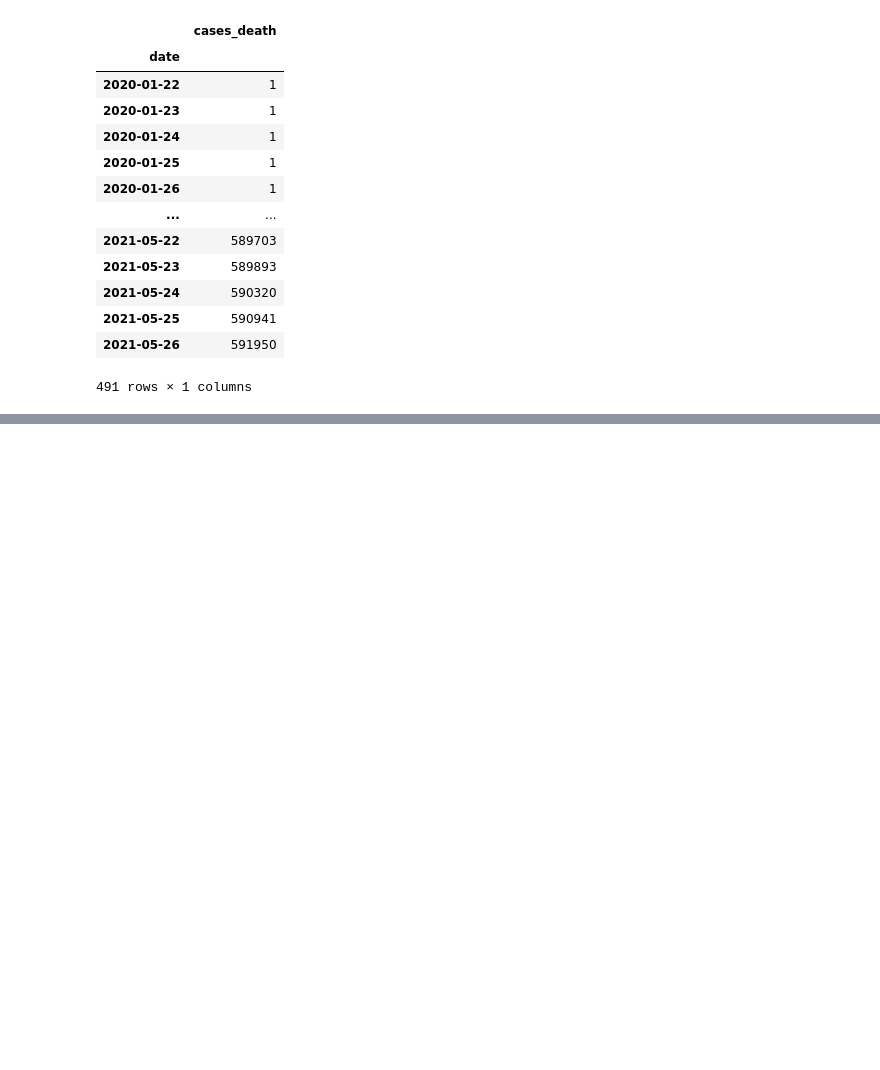
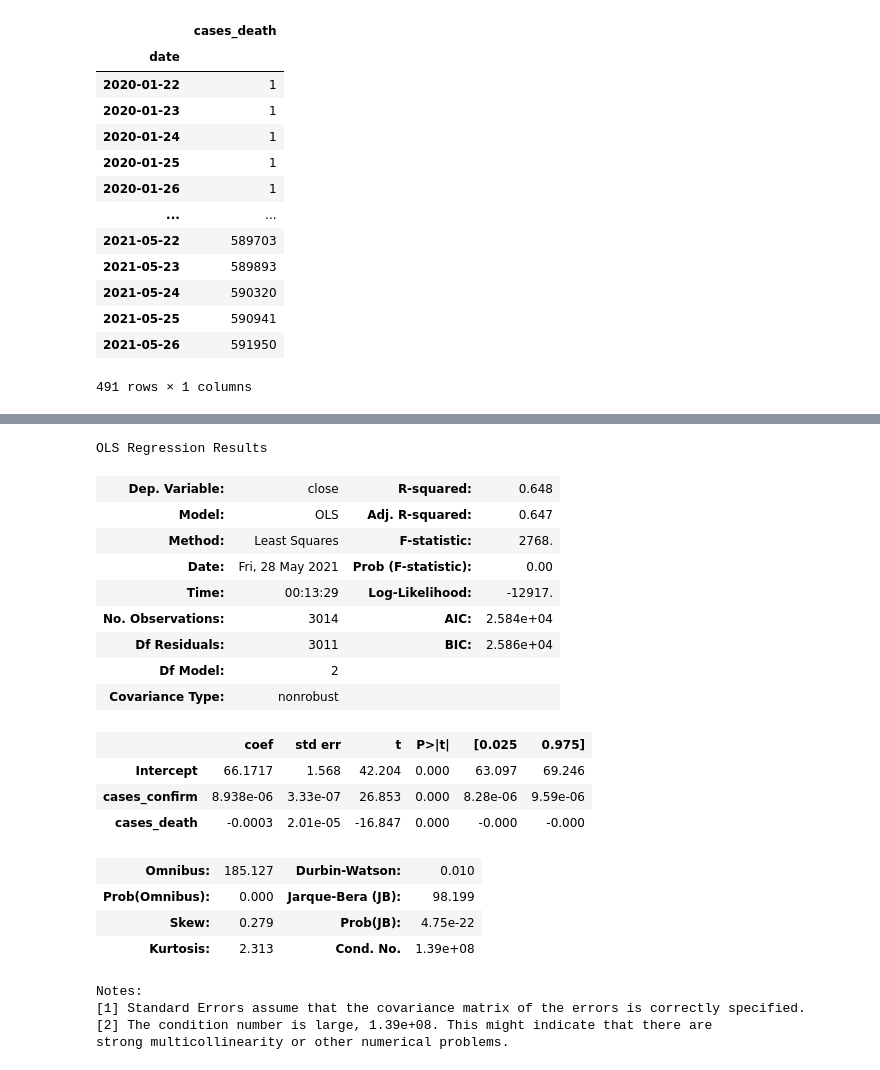
Before and after one commit to juno-yuu/COVID-Vaccine-and-Biotech-industry, a Jupyter notebook: Final_Project_Clean.ipynb, the cells around one changed output, grey strips where cells are left out. Saved outputs shown, nothing was run; the diff lists cells and outputs as text; code cells hidden in the pictures; blank space fills up the shorter version.

```diff
--- a/Final_Project_Clean.ipynb
+++ b/Final_Project_Clean.ipynb
@@ -459,0 +486,26 @@ JJ = JJ.join(data_panel_test_us, how = 'left', lsuffix = '_manu', rsuffix = '_in
+# %%
+res_mod = sm.ols(formula = 'close ~ cases_confirm + cases_death', data = MOD).fit()
+res_mod.summary()
+# %% [output]
+OLS Regression Results
+| Dep. Variable: | close | R-squared: | 0.648 |
+| Model: | OLS | Adj. R-squared: | 0.647 |
+| Method: | Least Squares | F-statistic: | 2768. |
+| Date: | Fri, 28 May 2021 | Prob (F-statistic): | 0.00 |
+| Time: | 00:13:29 | Log-Likelihood: | -12917. |
+| No. Observations: | 3014 | AIC: | 2.584e+04 |
+| Df Residuals: | 3011 | BIC: | 2.586e+04 |
+| Df Model: | 2 |  |  |
+| Covariance Type: | nonrobust |  |  |
+|  | coef | std err | t | P>|t| | [0.025 | 0.975] |
+| Intercept | 66.1717 | 1.568 | 42.204 | 0.000 | 63.097 | 69.246 |
+| cases_confirm | 8.938e-06 | 3.33e-07 | 26.853 | 0.000 | 8.28e-06 | 9.59e-06 |
+| cases_death | -0.0003 | 2.01e-05 | -16.847 | 0.000 | -0.000 | -0.000 |
+| Omnibus: | 185.127 | Durbin-Watson: | 0.010 |
+| Prob(Omnibus): | 0.000 | Jarque-Bera (JB): | 98.199 |
+| Skew: | 0.279 | Prob(JB): | 4.75e-22 |
+| Kurtosis: | 2.313 | Cond. No. | 1.39e+08 |
+Notes:
+[1] Standard Errors assume that the covariance matrix of the errors is correctly specified.
+[2] The condition number is large, 1.39e+08. This might indicate that there are
+strong multicollinearity or other numerical problems.
```
Also changed, not shown: parts of 3 cells of this notebook.
